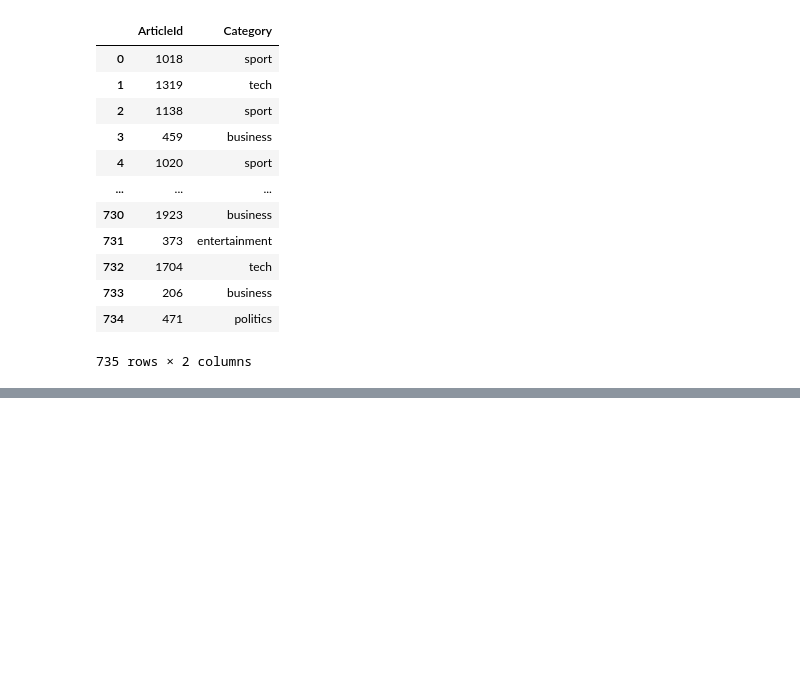
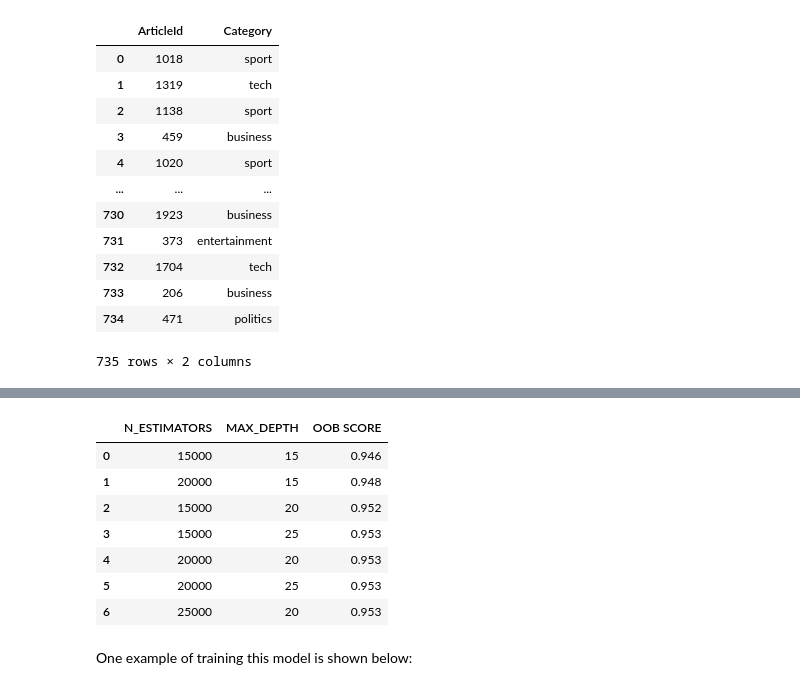
Before and after one commit to albert-kepner/bbc_news_kaggle, a Jupyter notebook: BBC_News.ipynb, the cells around one changed output, grey strips where cells are left out. Saved outputs shown, nothing was run; the diff lists cells and outputs as text; code cells hidden in the pictures; blank space fills up the shorter version.

```diff
--- a/BBC_News.ipynb
+++ b/BBC_News.ipynb
@@ -425,0 +441,14 @@ The training runs for models 2, 3, and 4,
+# %%
+df = pd.read_excel('data/Random_Forest_Model_Tuning.xlsx')
+display(df)
+# %% [output]
+|  | N_ESTIMATORS | MAX_DEPTH | OOB SCORE |
+| 0 | 15000 | 15 | 0.946 |
+| 1 | 20000 | 15 | 0.948 |
+| 2 | 15000 | 20 | 0.952 |
+| 3 | 15000 | 25 | 0.953 |
+| 4 | 20000 | 20 | 0.953 |
+| 5 | 20000 | 25 | 0.953 |
+| 6 | 25000 | 20 | 0.953 |
+# %% [markdown]
+One example of training this model is shown below:
```
Also changed, not shown: parts of 18 cells of this notebook, 3 other files.
